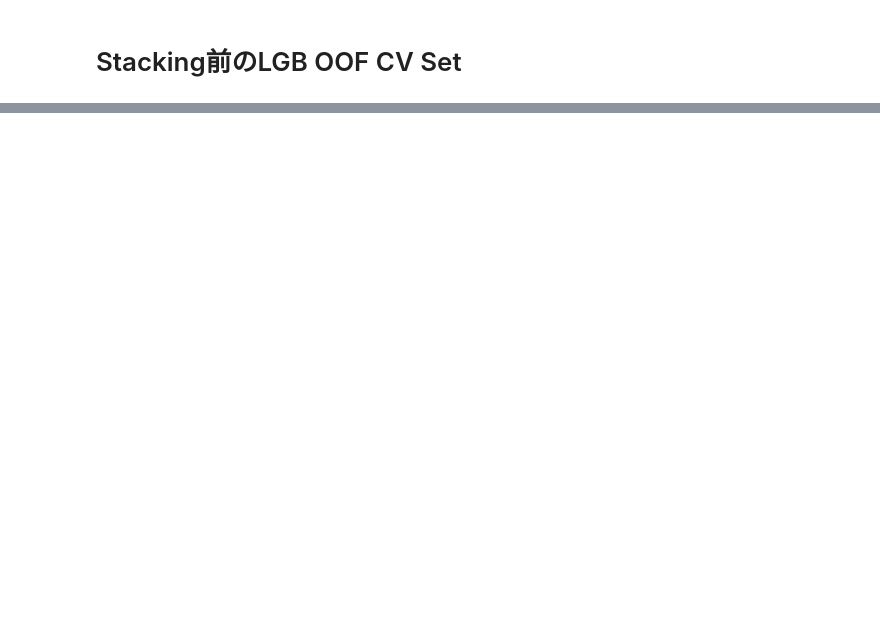
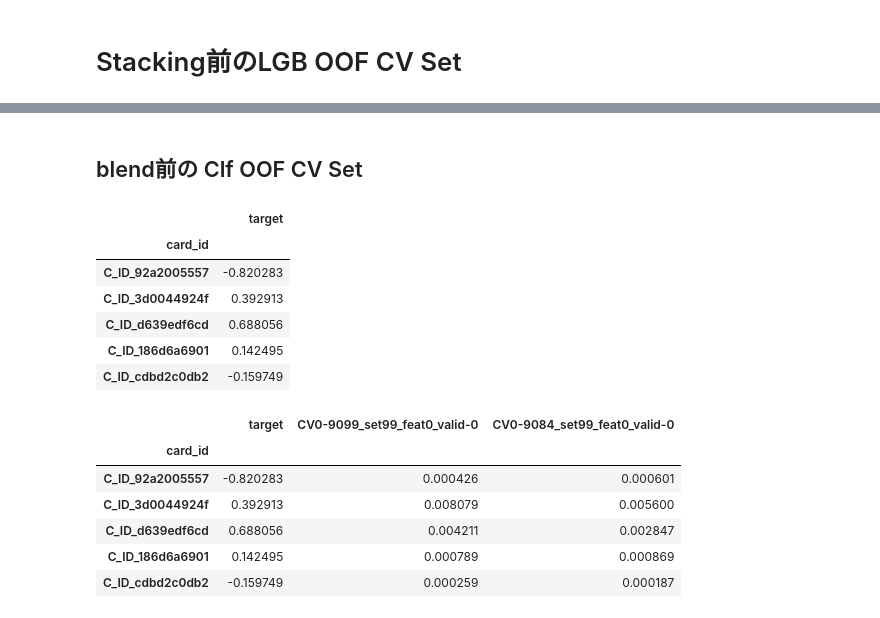
Before and after one commit to Chestnut1999/Elo-Recommendation-23place, a Jupyter notebook: jpy/600_elo_team_oof_cv_share.ipynb, the cells around one changed output, grey strips where cells are left out. Cells and saved outputs as stored; diff of their text form; code cells hidden in the pictures; blank space fills up the shorter version.

```diff
--- a/jpy/600_elo_team_oof_cv_share.ipynb
+++ b/jpy/600_elo_team_oof_cv_share.ipynb
@@ -424,3 +433,81 @@ base.head()
 | C_ID_d639edf6cd | 0.688056 | 0.581285 | 0.849526 | 0.655104 | 0.589762 | ... |
 | C_ID_186d6a6901 | 0.142495 | 0.118323 | 0.214690 | 0.147356 | 0.149292 | ... |
 | C_ID_cdbd2c0db2 | -0.159749 | -0.282362 | -0.137133 | -0.079374 | -0.105797 | ... |
+# %% [markdown]
+## blend前の Clf OOF CV Set
+# %%
+#========================================================================
+# Classifier
+base = utils.read_df_pkl('../input/base_term*0*')[[key, target]].set_index(key)
+display(base.head())
+
+lgb_path_list = glob.glob('../stack/0207*binary*.gz')
+
+for path in lgb_path_list:
+
+    filename = re.search(r'/([^/.]*).gz', path.replace('.', '-')).group(1)
+
+    if filename.count('NN') or filename.count('blend'):
+        continue
+
+    cv = re.search(r'CV([^/.]*)_', filename).group(1)
+    try:
+        eset = re.search(r'ESET([^/.])_', filename).group(1)
+    except AttributeError:
+        eset = 99
+    try:
+        feat_num = re.search(r'01_([^/%d]*)feats', filename).group(1)
+    except AttributeError:
+        feat_num = 0
+    try:
+        valid_type = re.search(r'valid-([^/%d]*)_', filename).group(1)
+    except AttributeError:
+        if filename.count('ods'):
+            valid_type = 'ods'
+        elif filename.count('pmo'):
+            valid_type = 'pmo'
+        elif filename.count('pm'):
+            valid_type = 'pm'
+        else:
+            valid_type = '0'
+
+
+    tmp = utils.read_pkl_gzip(path)
+    if 'pred_mean' in tmp.columns:
+        tmp = tmp[[key, 'pred_mean']].set_index(key)
+        pred_col = 'pred_mean'
+    else:
+        tmp = tmp[[key, 'prediction']].set_index(key)
+        pred_col = 'prediction'
+
+    if filename.count('huber'):
+        col_name = f'CV{cv[:6]}_set{eset}_feat{feat_num}_valid-{valid_type}_obj-huber'
+    elif filename.count('fair'):
+        col_name = f'CV{cv[:6]}_set{eset}_feat{feat_num}_valid-{valid_type}_obj-fair'
+    elif filename.count('mape'):
+        col_name = f'CV{cv[:6]}_set{eset}_feat{feat_num}_valid-{valid_type}_obj-mape'
+    else:
+        col_name = f'CV{cv[:6]}_set{eset}_feat{feat_num}_valid-{valid_type}'
+
+#     print(col_name)
+    base[col_name] = tmp[pred_col]
+
+utils.to_pkl_gzip(obj=base.reset_index(), path=f'../kaggle_oof_set/0220_go_OOF_CV_Outlier_Clf_single_LGB_{len(base.columns)-1}set.csv')
+# base.to_csv(f'../kaggle_oof_set/0219_go_OOF_CV_single_LGB_{len(base.columns)-1}set.csv')
+base.head()
+#========================================================================
+# %% [output]
+|  | target |
+| card_id |  |
+| C_ID_92a2005557 | -0.820283 |
+| C_ID_3d0044924f | 0.392913 |
+| C_ID_d639edf6cd | 0.688056 |
+| C_ID_186d6a6901 | 0.142495 |
+| C_ID_cdbd2c0db2 | -0.159749 |
+|  | target | CV0-9099_set99_feat0_valid-0 | CV0-9084_set99_feat0_valid-0 |
+| card_id |  |  |  |
+| C_ID_92a2005557 | -0.820283 | 0.000426 | 0.000601 |
+| C_ID_3d0044924f | 0.392913 | 0.008079 | 0.005600 |
+| C_ID_d639edf6cd | 0.688056 | 0.004211 | 0.002847 |
+| C_ID_186d6a6901 | 0.142495 | 0.000789 | 0.000869 |
+| C_ID_cdbd2c0db2 | -0.159749 | 0.000259 | 0.000187 |
```
Also changed, not shown: parts of 5 cells of this notebook, 9 other files.
